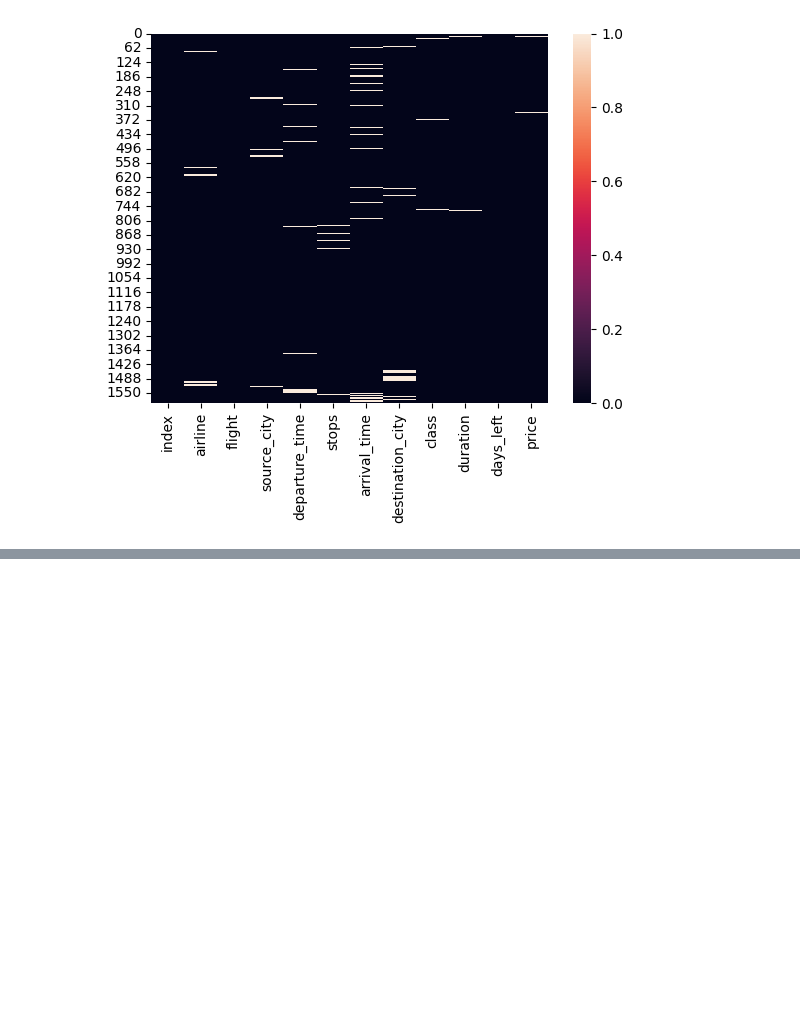
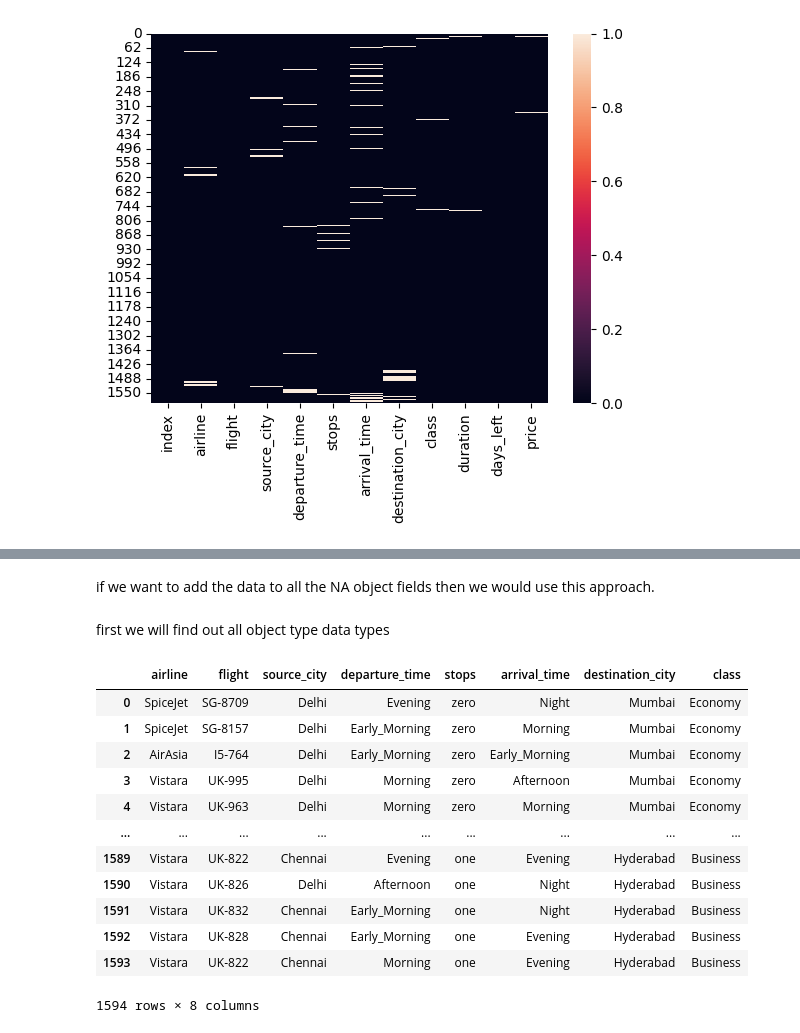
Before and after one commit to abhishektripathi66/Machine_Learning, a Jupyter notebook: MissingValue.ipynb, the cells around one changed output, grey strips where cells are left out. Saved outputs shown, nothing was run; the diff lists cells and outputs as text; code cells hidden in the pictures; blank space fills up the shorter version.

```diff
--- a/MissingValue.ipynb
+++ b/MissingValue.ipynb
@@ -132,0 +265,2 @@ plt.show()
+# %%
+dataset["duration"].fillna(dataset["duration"].mode()[0],inplace=True)
@@ -132,0 +269,20 @@ plt.show()
+# %% [markdown]
+if we want to add the data to all the NA object fields then we would use this approach.
+# %% [markdown]
+first we will find out all object type data types
+# %%
+dataset.select_dtypes(include="object")
+# %% [output]
+|  | airline | flight | source_city | departure_time | stops | arrival_time | destination_city | class |
+| 0 | SpiceJet | SG-8709 | Delhi | Evening | zero | Night | Mumbai | Economy |
+| 1 | SpiceJet | SG-8157 | Delhi | Early_Morning | zero | Morning | Mumbai | Economy |
+| 2 | AirAsia | I5-764 | Delhi | Early_Morning | zero | Early_Morning | Mumbai | Economy |
+| 3 | Vistara | UK-995 | Delhi | Morning | zero | Afternoon | Mumbai | Economy |
+| 4 | Vistara | UK-963 | Delhi | Morning | zero | Morning | Mumbai | Economy |
+| ... | ... | ... | ... | ... | ... | ... | ... | ... |
+| 1589 | Vistara | UK-822 | Chennai | Evening | one | Evening | Hyderabad | Business |
+| 1590 | Vistara | UK-826 | Delhi | Afternoon | one | Night | Hyderabad | Business |
+| 1591 | Vistara | UK-832 | Chennai | Early_Morning | one | Night | Hyderabad | Business |
+| 1592 | Vistara | UK-828 | Chennai | Early_Morning | one | Evening | Hyderabad | Business |
+| 1593 | Vistara | UK-822 | Chennai | Morning | one | Evening | Hyderabad | Business |
+1594 rows × 8 columns
```
Also changed, not shown: parts of 28 cells of this notebook, 5 other files.
